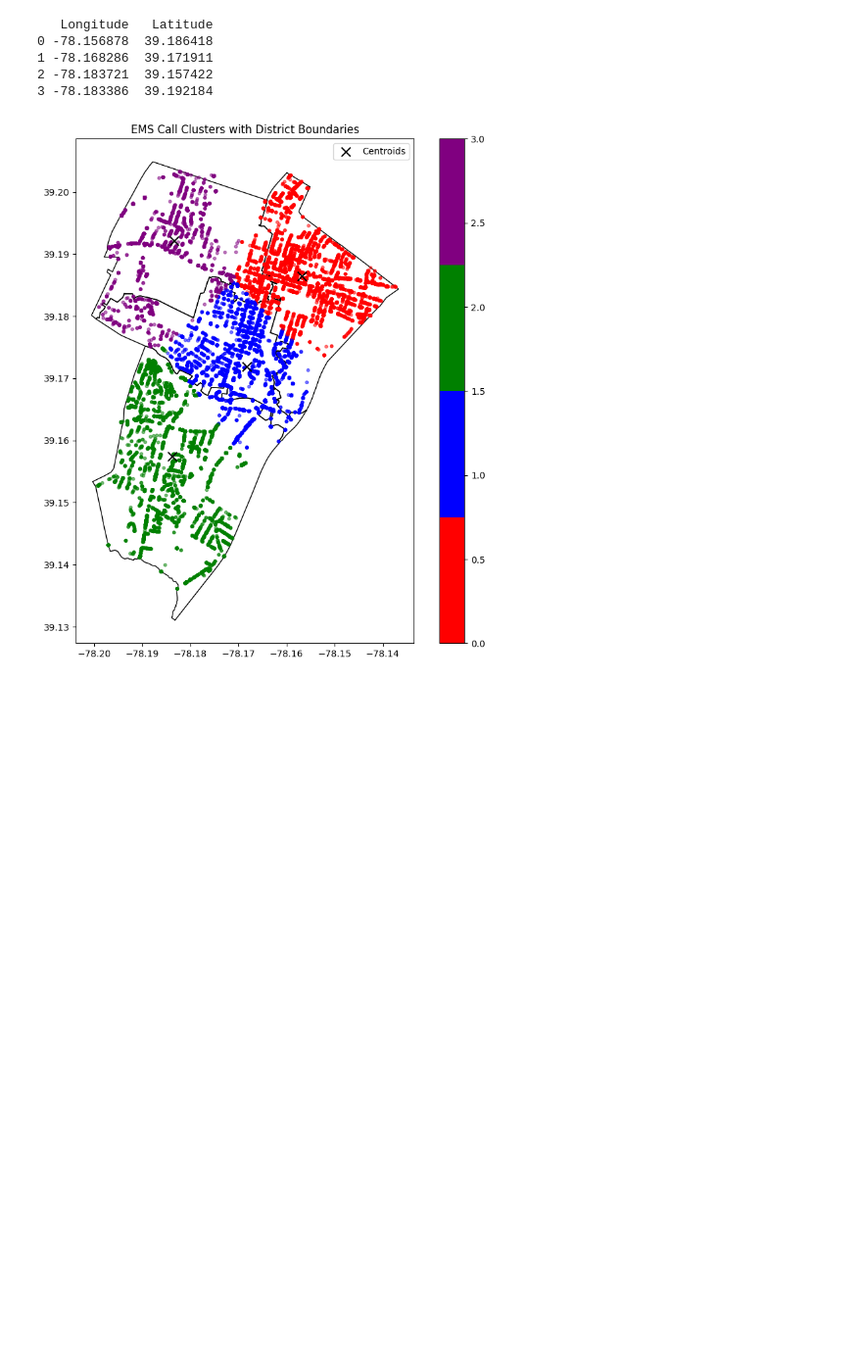
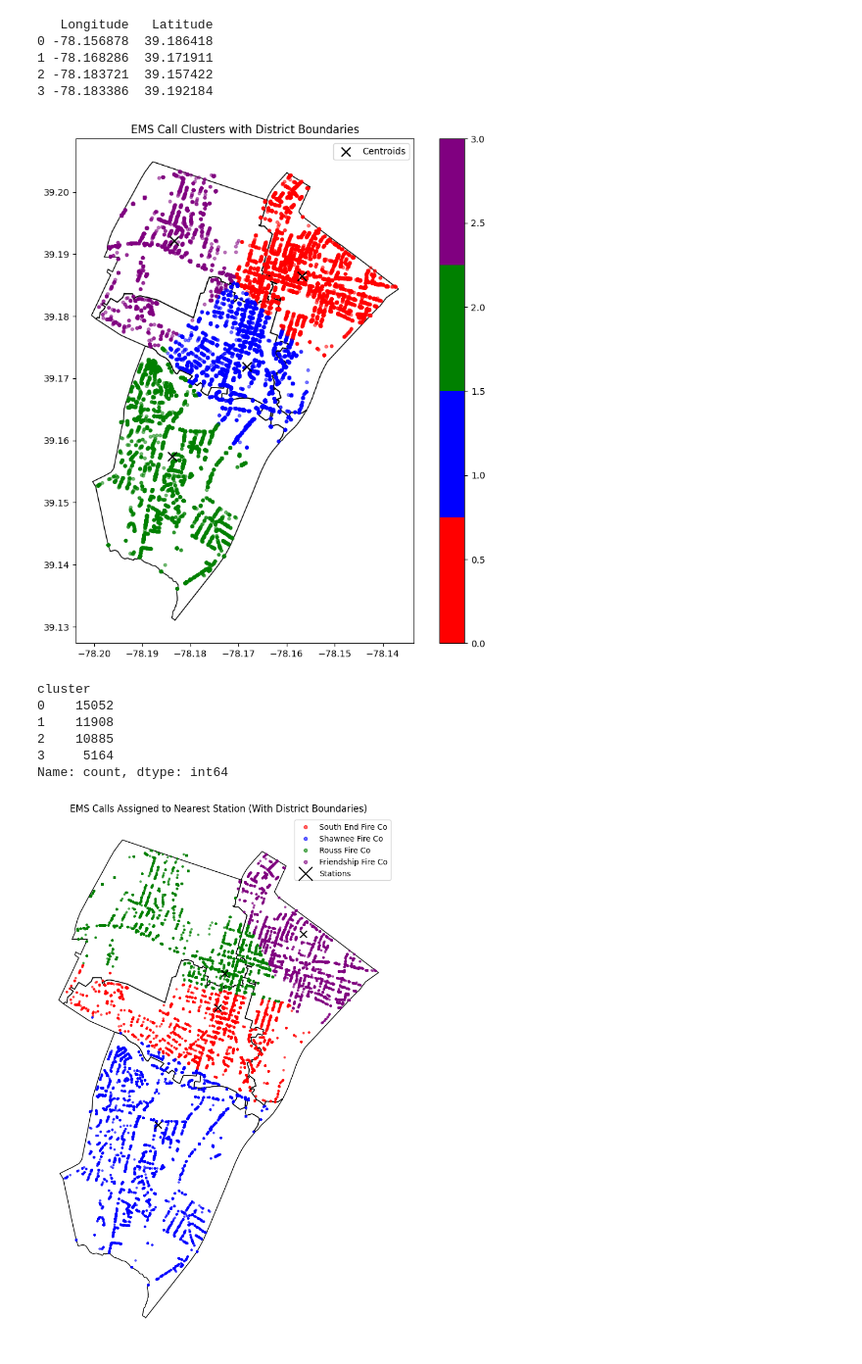
Before and after one commit to baywigg/ML4VA, a Jupyter notebook: visualizing/k_means_attempt.ipynb, the cells around one changed output. Shown: that part at 98% size. Drawn from its saved outputs; the diff is of its cells as text; code cells hidden in the pictures; blank space fills up the shorter version.

```diff
--- a/visualizing/k_means_attempt.ipynb
+++ b/visualizing/k_means_attempt.ipynb
@@ -84,3 +84,82 @@ plt.legend()
 plt.show()
 # %% [output]
 [figure]
+# %%
+calls_long_lat.head()
+
+calls_long_lat['cluster'].value_counts()
+# %% [output]
+cluster
+0    15052
+1    11908
+2    10885
+3     5164
+Name: count, dtype: int64
+# %%
+import geopandas as gpd
+import pandas as pd
+import matplotlib.pyplot as plt
+from shapely.geometry import Point
+import numpy as np
+from scipy.spatial import cKDTree
+from matplotlib.colors import ListedColormap
+import json
+
+# Step 1: Load EMS call points (WGS84)
+calls_gdf = gpd.GeoDataFrame(
+    calls_long_lat,
+    geometry=gpd.points_from_xy(calls_long_lat['Longitude'], calls_long_lat['Latitude']),
+    crs="EPSG:4326"
+)
+
+# Step 2: Load station GeoJSON (WGS84)
+with open("../data/Fire_Stations.geojson") as f:
+    station_geojson = json.load(f)
+stations_gdf = gpd.GeoDataFrame.from_features(station_geojson["features"], crs="EPSG:4326")
+
+# Step 3: Project both to UTM for distance accuracy
+projected_crs = "EPSG:26917"
+calls_proj = calls_gdf.to_crs(projected_crs)
+stations_proj = stations_gdf.to_crs(projected_crs)
+
+# Step 4: Assign each call to the nearest station using cKDTree
+station_coords = np.array(list(zip(stations_proj.geometry.x, stations_proj.geometry.y)))
+call_coords = np.array(list(zip(calls_proj.geometry.x, calls_proj.geometry.y)))
+tree = cKDTree(station_coords)
+_, indices = tree.query(call_coords)
+assigned_names = stations_proj.iloc[indices]["NAME"].values
+calls_proj["nearest_station"] = assigned_names
+
+# Step 5: Reproject everything back to WGS84 for display
+calls_final = calls_proj.to_crs("EPSG:4326")
+stations_final = stations_proj.to_crs("EPSG:4326")
+
+# Step 6: Load and plot old district polygons
+districts = gpd.read_file("../data/First_Due_Areas.geojson").to_crs("EPSG:4326")
+
+# Step 7: Plot — EMS calls colored by nearest station
+unique_stations = calls_final["nearest_station"].unique()
+colors = ['red', 'blue', 'green', 'purple', 'orange', 'brown']  # expand if needed
+station_color_map = dict(zip(unique_stations, colors[:len(unique_stations)]))
+
+fig, ax = plt.subplots(figsize=(10, 10))
+districts.plot(ax=ax, facecolor="none", edgecolor="black", linewidth=1)
+
+for station in unique_stations:
+    calls_final[calls_final["nearest_station"] == station].plot(
+        ax=ax,
+        color=station_color_map[station],
+        markersize=5,
+        label=station,
+        alpha=0.6
+    )
+
+stations_final.plot(ax=ax, color="black", markersize=80, label="Stations", marker="x")
+
+plt.title("EMS Calls Assigned to Nearest Station (With District Boundaries)")
+plt.legend(markerscale=2)
+plt.axis("off")
+plt.tight_layout()
+plt.show()
+# %% [output]
+[figure, added]
```
Also changed, not shown: parts of 3 cells of this notebook, 4 other files.
